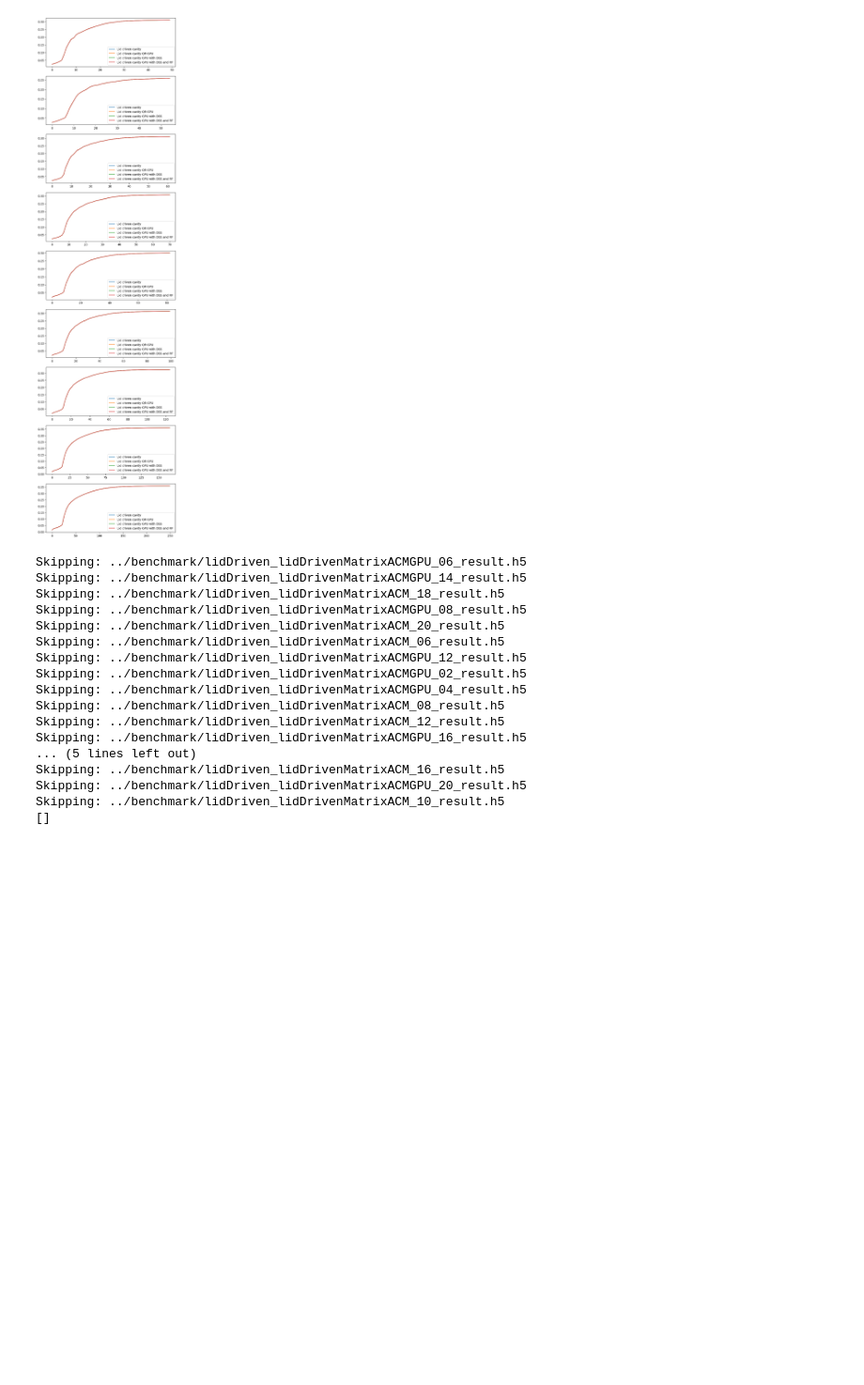
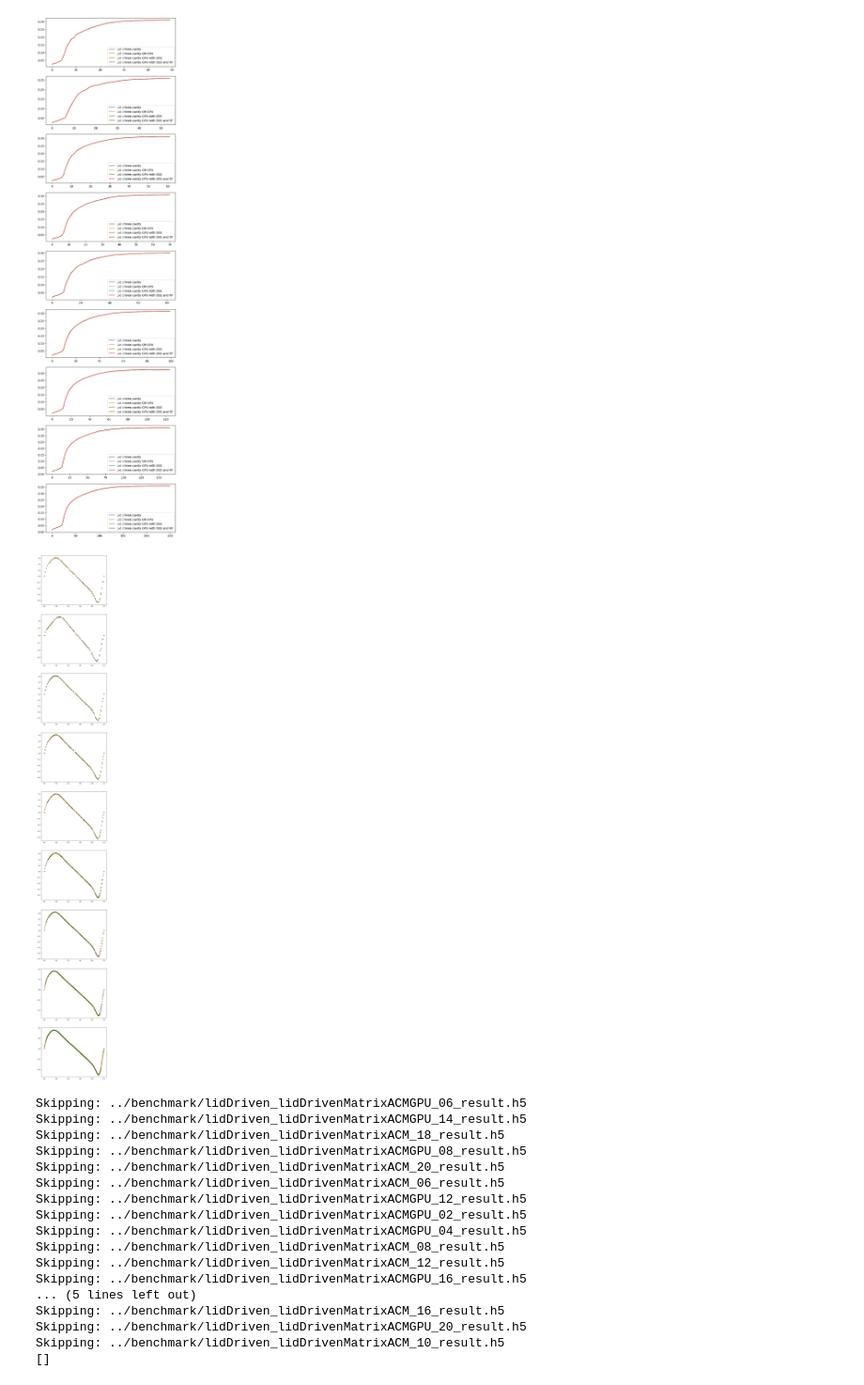
Before and after one commit to ggasper/lid-driven-cavity-gpu, a Jupyter notebook: benchmark/benchmark.ipynb, the cells around one changed output. Shown at 94% size. Saved outputs shown, nothing was run; the diff lists cells and outputs as text; code cells hidden in the pictures; blank space fills up the shorter version.

```diff
--- a/benchmark/benchmark.ipynb
+++ b/benchmark/benchmark.ipynb
@@ -97,6 +110,19 @@ for i, h in enumerate(hs):
             axs[i].legend()
 # %% [output]
 [figure]
+# %%
+fig, axs = plt.subplots(len(hs), figsize=(8,64))
+colors = ['red', 'blue', 'green', 'purple', 'orange']
+markers = ['s', 'x', '^', '+', 'D']
+for i, h in enumerate(hs):
+    for j, (name, (solver_u, solver_p)) in enumerate(programs.items()):
+        result_file = Path('..') / get_output_path(f"{solver_u}_{solver_p}", h)
+        with h5py.File(result_file) as f:
+            u = np.array(f['velocity'], dtype=np.float64)
+            pos = np.array(f['domain/pos'], dtype=np.float64)
+            midplane_velocity_profile(axs[i], pos, u, h, markers[j], colors[j])
+# %% [output]
+[figure, added]
 # %%
 programs_acm = {
     # "Lid driven cavity ACM": "lidDrivenACM",
```
Also changed, not shown: parts of 6 cells of this notebook, 1 other file.
